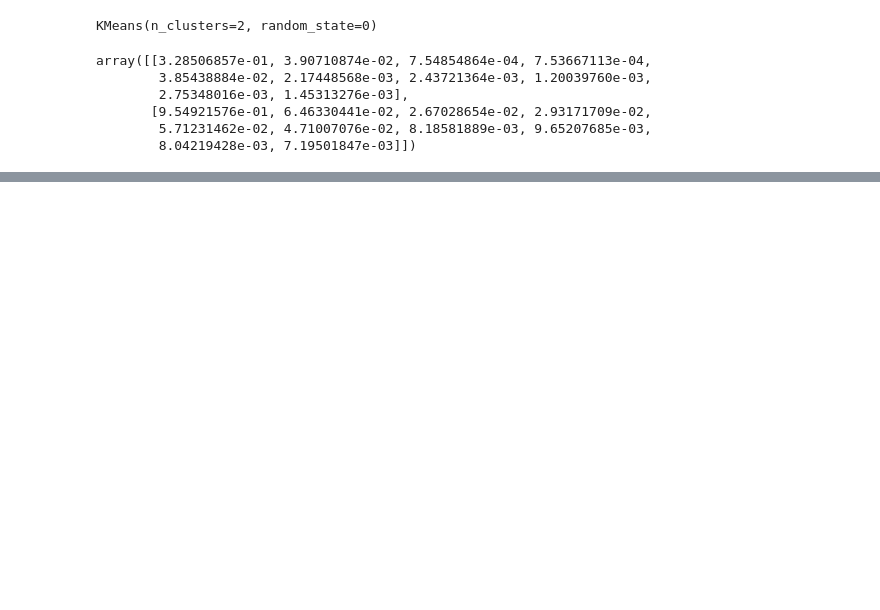
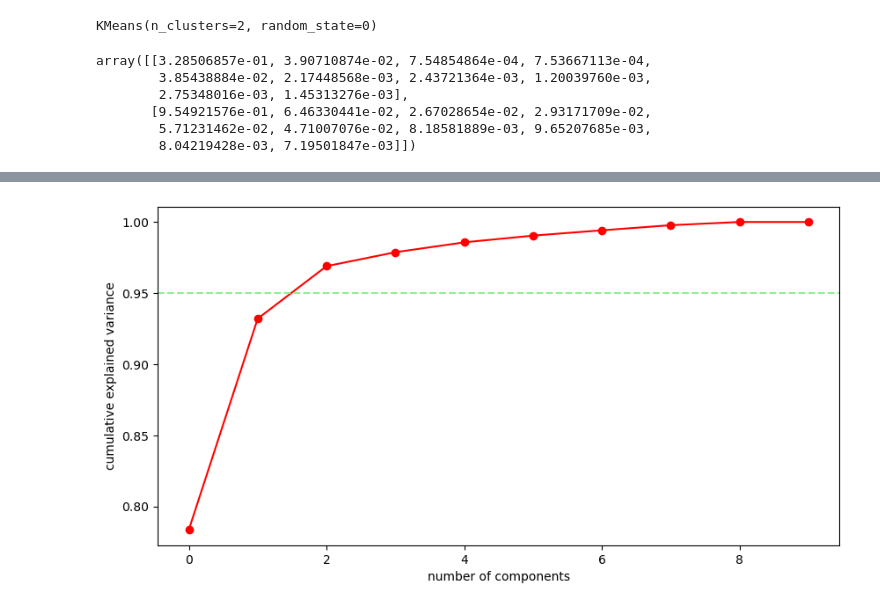
Before and after one commit to Likimeya/Algoritmos_de_aprendizaje_no_suvervisados_agrupacion, a Jupyter notebook: Tasca M8 T01.ipynb, the cells around one changed output, grey strips where cells are left out. Saved outputs shown, nothing was run; the diff lists cells and outputs as text; code cells hidden in the pictures; blank space fills up the shorter version.

```diff
--- a/Tasca M8 T01.ipynb
+++ b/Tasca M8 T01.ipynb
@@ -220,0 +280,12 @@ Accuracy score: 0.07
+# %%
+# Making the screeplot - plotting the cumulative variance against the number of components
+
+fig = plt.figure(figsize = (10,5))
+
+plt.plot(np.cumsum(fb_post_pca.explained_variance_ratio_), marker = "o", color = "red")
+plt.axhline(0.95, color = "lightgreen", linestyle = "--")
+plt.xlabel('number of components')
+plt.ylabel('cumulative explained variance')
+
+plt.show()
+# %% [output]
@@ -220,0 +298 @@ Accuracy score: 0.07
+[figure, added]
```
Also changed, not shown: parts of 15 cells of this notebook.
